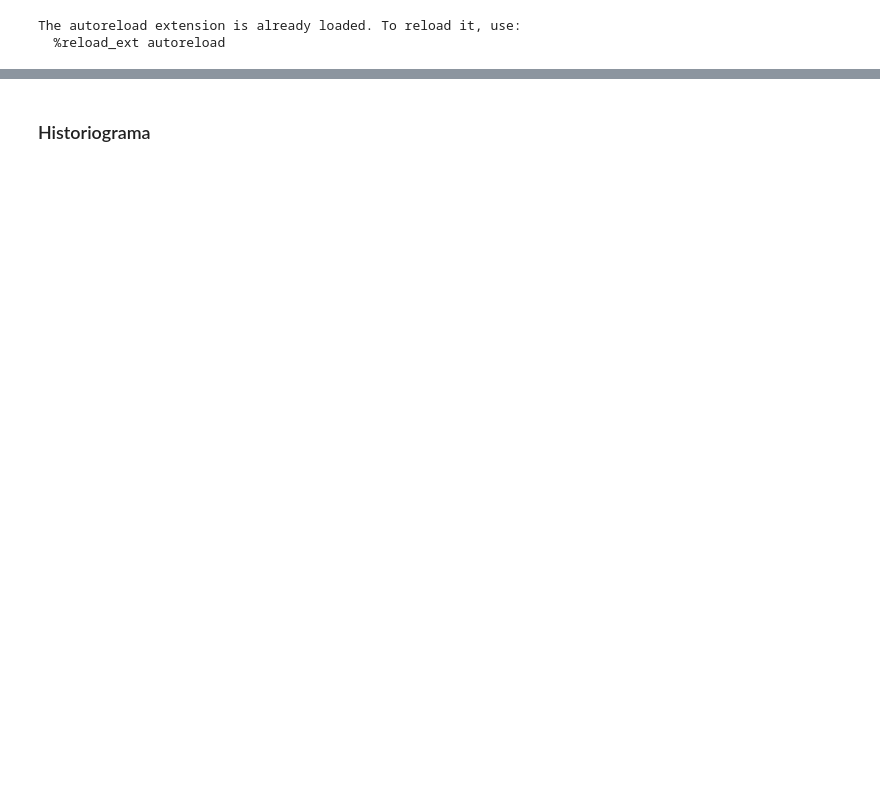
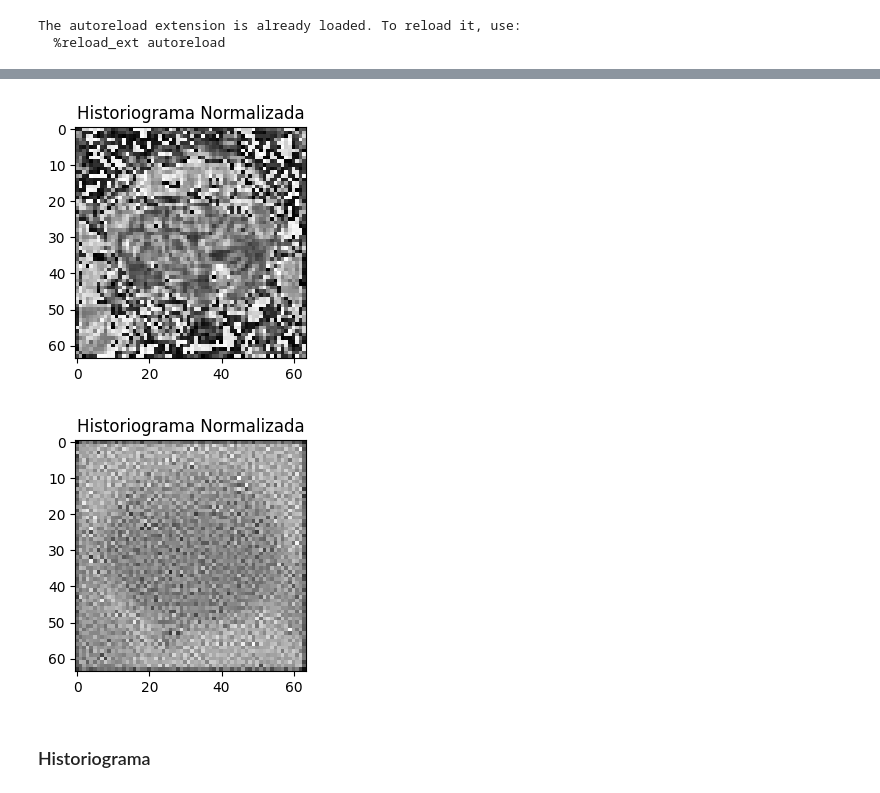
Before and after one commit to alex-cetti/pd1_m1, a Jupyter notebook: main_notebook.ipynb, the cells around one changed output, grey strips where cells are left out. Saved outputs shown, nothing was run; the diff lists cells and outputs as text; code cells hidden in the pictures; blank space fills up the shorter version.

```diff
--- a/main_notebook.ipynb
+++ b/main_notebook.ipynb
@@ -137,2 +133,25 @@ for i in range(len(raw_ds)):
+# %%
+
+ss =    proc.conv2d_sharpening(conv_mediana, proc.get_kernel("sobel_1"))
+sss =   proc.conv2d_sharpening(conv_mediana, proc.get_kernel("sobel_2"))
+img_sobel = np.array(np.abs(ss)+np.abs(sss), dtype=np.uint8)
+
+o_img =  conv_mediana + img_sobel
+
+
+plt.figure(figsize=(3, 3))
+plt.imshow(o_img, cmap="gray")
+plt.title("Historiograma Normalizada")
+plt.show()
+
+
+l = proc.conv2d_sharpening(n_img, proc.get_kernel("laplac"))
+plt.figure(figsize=(3, 3))
+plt.imshow(l+conv_mediana, cmap="gray")
+plt.title("Historiograma Normalizada")
+plt.show()
+# %% [output]
+[figure, added]
+[figure, added]
 # %% [markdown]
 ### Historiograma
```
Also changed, not shown: parts of 1 cell of this notebook, 3 other files.
